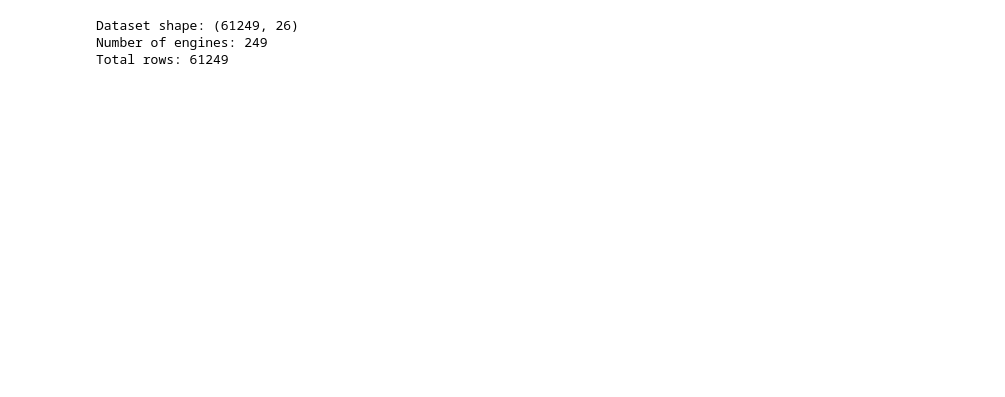
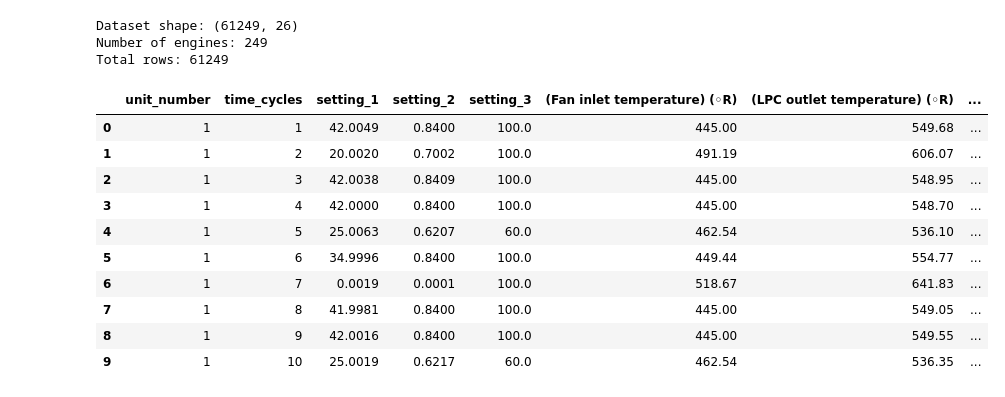
Before and after one commit to yadvendrasinghshekhawat02-design/first-, a Jupyter notebook: fd004_analysis.ipynb, the cells around one changed output. Cells and saved outputs as stored; diff of their text form; code cells hidden in the pictures; blank space fills up the shorter version.

```diff
--- a/fd004_analysis.ipynb
+++ b/fd004_analysis.ipynb
@@ -30,6 +67,21 @@ print(f"Total rows: {len(train_df)}")
 Dataset shape: (61249, 26)
 Number of engines: 249
 Total rows: 61249
+# %%
+# Show first few rows
+train_df.head(10)
+# %% [output]
+|  | unit_number | time_cycles | setting_1 | setting_2 | setting_3 | (Fan inlet temperature) (◦R) | (LPC outlet temperature) (◦R) | ... |
+| 0 | 1 | 1 | 42.0049 | 0.8400 | 100.0 | 445.00 | 549.68 | ... |
+| 1 | 1 | 2 | 20.0020 | 0.7002 | 100.0 | 491.19 | 606.07 | ... |
+| 2 | 1 | 3 | 42.0038 | 0.8409 | 100.0 | 445.00 | 548.95 | ... |
+| 3 | 1 | 4 | 42.0000 | 0.8400 | 100.0 | 445.00 | 548.70 | ... |
+| 4 | 1 | 5 | 25.0063 | 0.6207 | 60.0 | 462.54 | 536.10 | ... |
+| 5 | 1 | 6 | 34.9996 | 0.8400 | 100.0 | 449.44 | 554.77 | ... |
+| 6 | 1 | 7 | 0.0019 | 0.0001 | 100.0 | 518.67 | 641.83 | ... |
+| 7 | 1 | 8 | 41.9981 | 0.8400 | 100.0 | 445.00 | 549.05 | ... |
+| 8 | 1 | 9 | 42.0016 | 0.8400 | 100.0 | 445.00 | 549.55 | ... |
+| 9 | 1 | 10 | 25.0019 | 0.6217 | 60.0 | 462.54 | 536.35 | ... |
 # %%
 # Filter data for engine ID 21
 engine_21 = train_df[train_df['unit_number'] == 21]
```
Also changed, not shown: parts of 8 cells of this notebook.
